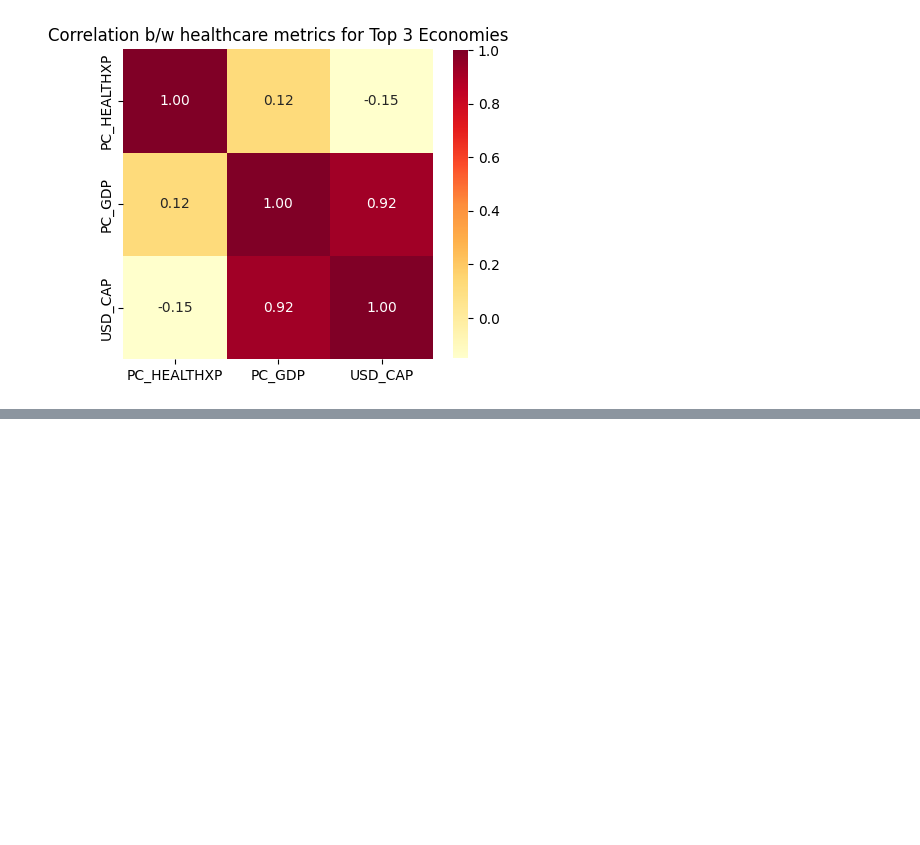
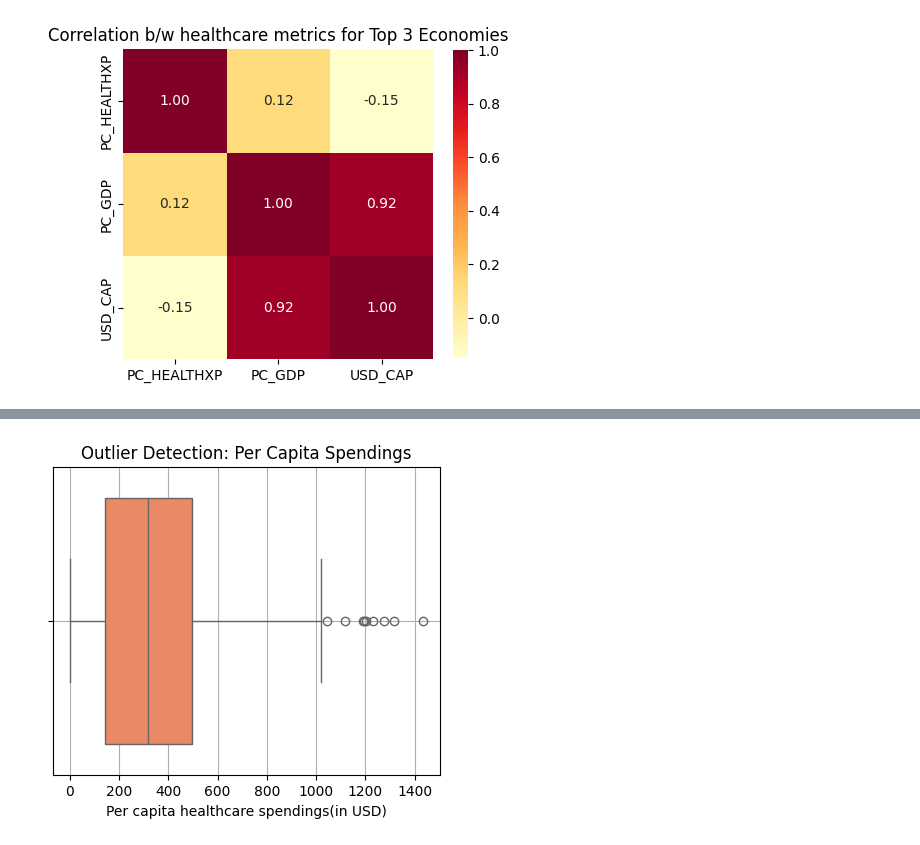
Before and after one commit to Sharvani-123/Pharmaceutical-Drug-Spendings_Analysis, a Jupyter notebook: analysis.ipynb, the cells around one changed output, grey strips where cells are left out. Saved outputs shown, nothing was run; the diff lists cells and outputs as text; code cells hidden in the pictures; blank space fills up the shorter version.

```diff
--- a/analysis.ipynb
+++ b/analysis.ipynb
@@ -211,0 +222,11 @@ plt.show()
+# %%
+
+# Boxplot to detect outliers in per capita spending
+plt.figure(figsize=(5, 4))
+sns.boxplot(x=data['USD_CAP'], color='coral')
+plt.title('Outlier Detection: Per Capita Spendings')
+plt.xlabel('Per capita healthcare spendings(in USD)')
+plt.grid(True)
+plt.show()
+# %% [output]
+[figure, added]
```
Also changed, not shown: parts of 6 cells of this notebook.
